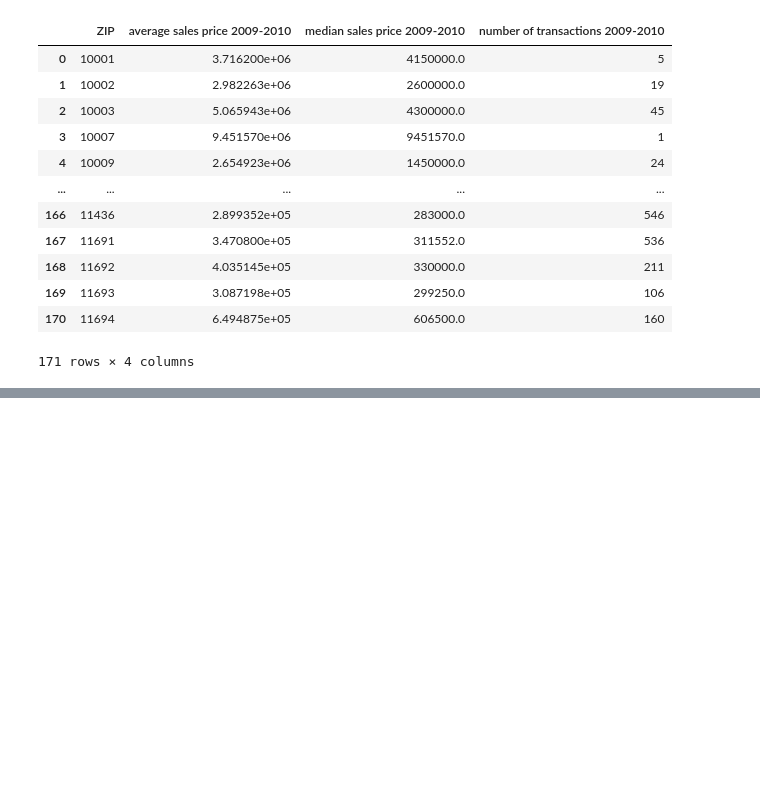
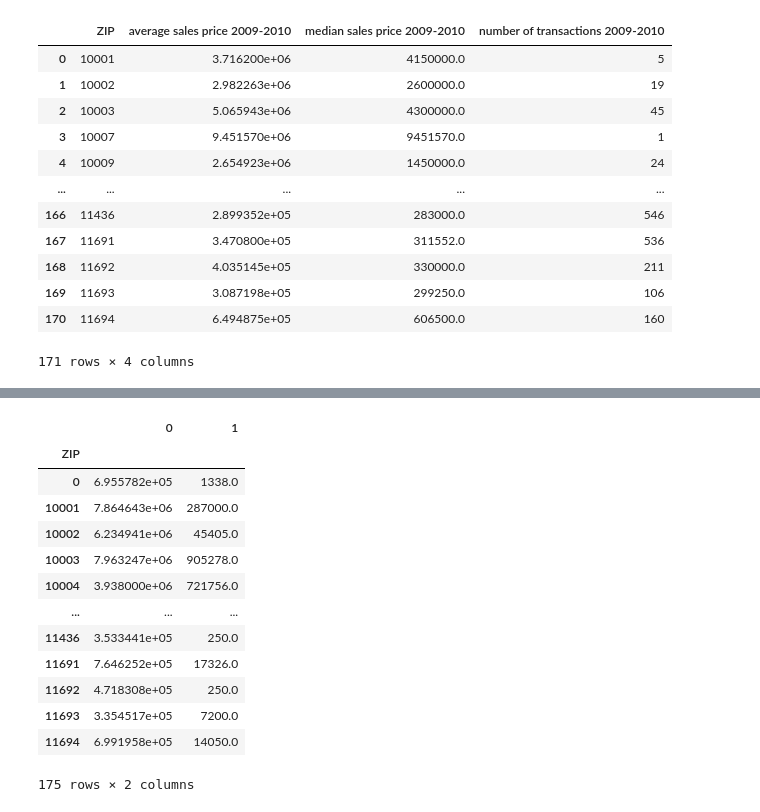
Before and after one commit to nding17/WhiterockAI, a Jupyter notebook: notebooks/sales master summary.ipynb, the cells around one changed output, grey strips where cells are left out. Drawn from its saved outputs; the diff is of its cells as text; code cells hidden in the pictures; blank space fills up the shorter version.

```diff
--- a/notebooks/sales master summary.ipynb
+++ b/notebooks/sales master summary.ipynb
@@ -122,0 +160,7 @@ gen_sales_summary(df_sales, '../data/project/sales_summary')
+# %%
+sales_zipcodes = sales_summary['ZIP'].unique()
+donations_zipcodes = donations_summary['zip code'].unique()
+zipcodes = list(set(sales_zipcodes).intersection(set(donations_zipcodes)))
+# %%
+sales_data = sales_summary.loc[sales_summary.ZIP.isin(zipcodes)][['ZIP', 'average sales price 2009-2010']].reset_index(drop=True)
+donations_data = donations_summary.loc[donations_summary['zip code'].isin(zipcodes)][['zip code', 'total donations 2009-2010']].reset_index(drop=True)
@@ -122,0 +183,21 @@ gen_sales_summary(df_sales, '../data/project/sales_summary')
+# %%
+data = pd.DataFrame(list(zip(sales_data['average sales price 2009-2010'],
+                     donations_data['total donations 2009-2010'])),
+                    index=sales_data['ZIP'])
+# %%
+data
+# %% [output]
+|  | 0 | 1 |
+| ZIP |  |  |
+| 0 | 6.955782e+05 | 1338.0 |
+| 10001 | 7.864643e+06 | 287000.0 |
+| 10002 | 6.234941e+06 | 45405.0 |
+| 10003 | 7.963247e+06 | 905278.0 |
+| 10004 | 3.938000e+06 | 721756.0 |
+| ... | ... | ... |
+| 11436 | 3.533441e+05 | 250.0 |
+| 11691 | 7.646252e+05 | 17326.0 |
+| 11692 | 4.718308e+05 | 250.0 |
+| 11693 | 3.354517e+05 | 7200.0 |
+| 11694 | 6.991958e+05 | 14050.0 |
+175 rows × 2 columns
```
Also changed, not shown: parts of 4 cells of this notebook.
